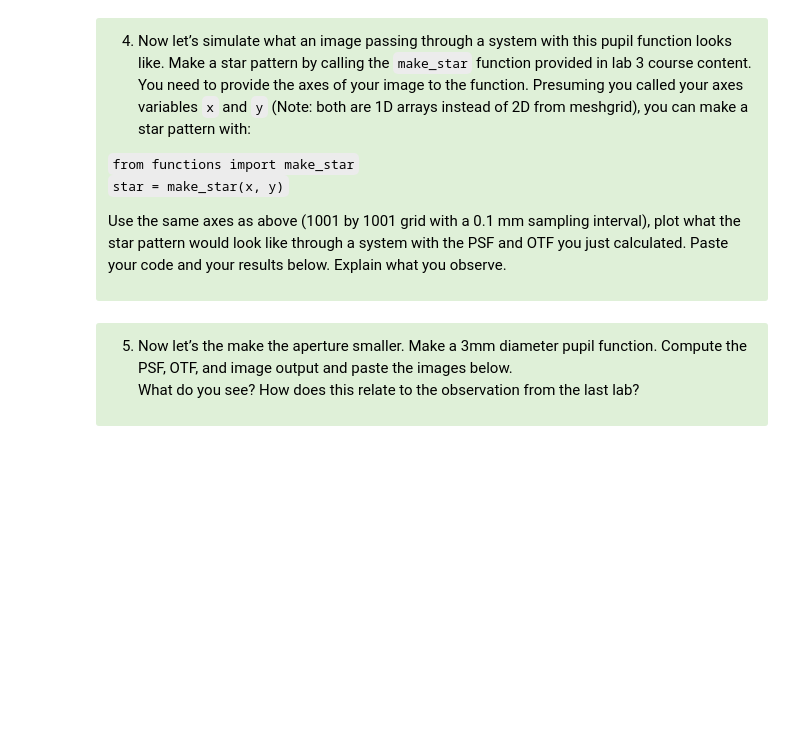
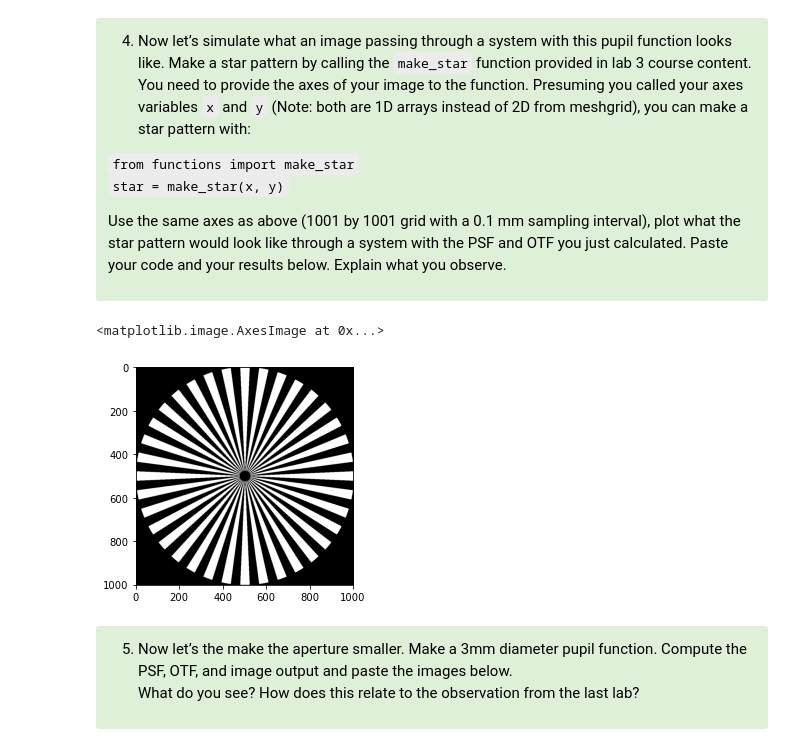
Before and after one commit to dishamishra/Labs_Imager, a Jupyter notebook: Lab3 Part1 (Clean).ipynb, the cells around one changed output. Drawn from its saved outputs; the diff is of its cells as text; code cells hidden in the pictures; blank space fills up the shorter version.

```diff
--- a/Lab3 Part1 (Clean).ipynb
+++ b/Lab3 Part1 (Clean).ipynb
@@ -257,6 +258,13 @@ From the PSF, we can compute the Fourier domain transfer function of the system.
 Use the same axes as above (1001 by 1001 grid with a 0.1 mm sampling interval), plot what the star pattern would look like through a system with the PSF and OTF you just calculated. Paste your code and your results below. Explain what you observe.
 </font>
 </div>
+# %%
+from functions import make_star
+star = make_star(xr,yr)
+plt.imshow(star, cmap='gray')
+# %% [output]
+<matplotlib.image.AxesImage at 0x...>
+[figure, added]
 # %% [markdown]
 <div class="alert alert-block alert-success">
 <font color='black'>
```
Also changed, not shown: parts of 6 cells of this notebook.
